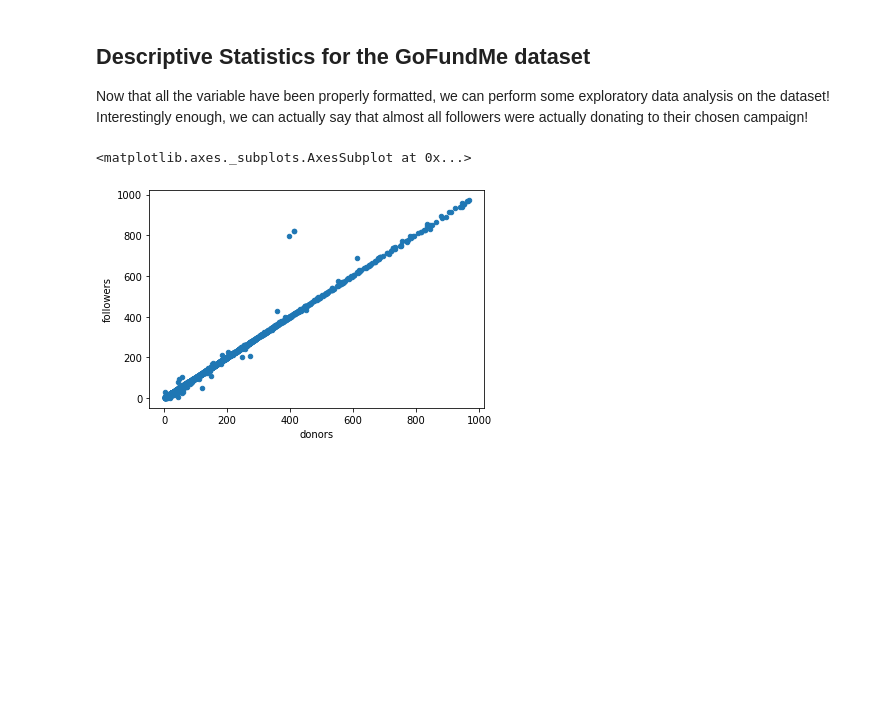
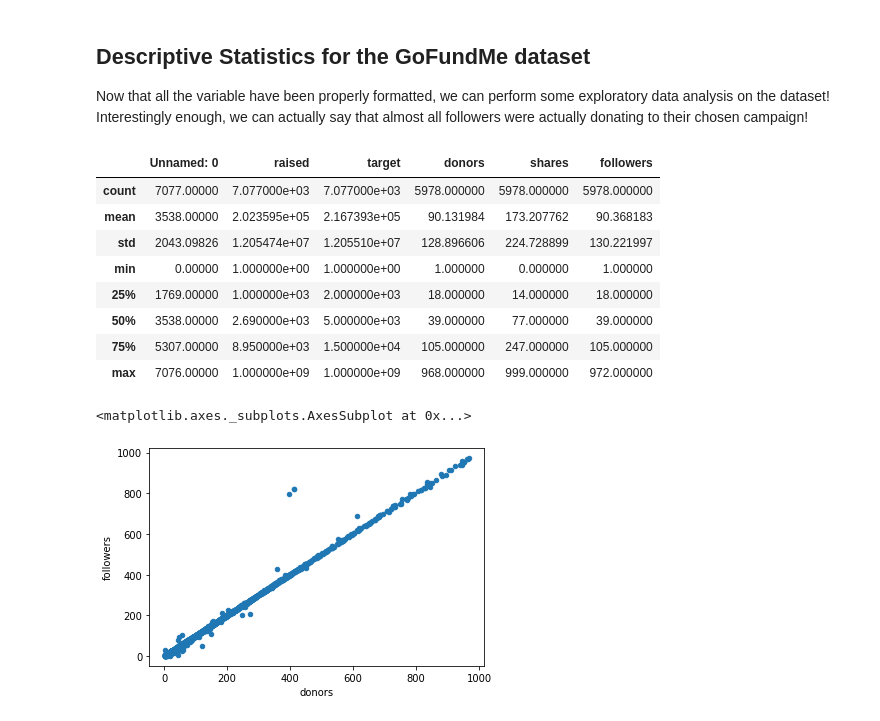
Before and after one commit to gvsa123/GoFundMe, a Jupyter notebook: gofund_stats.ipynb, the cells around one changed output. Cells and saved outputs as stored; diff of their text form; code cells hidden in the pictures; blank space fills up the shorter version.

```diff
--- a/gofund_stats.ipynb
+++ b/gofund_stats.ipynb
@@ -191,6 +191,18 @@ df.head(3)
 
 Now that all the variable have been properly formatted, we can perform some exploratory data analysis on the dataset!
 Interestingly enough, we can actually say that almost all followers were actually donating to their chosen campaign!
+# %%
+df.describe()
+# %% [output]
+|  | Unnamed: 0 | raised | target | donors | shares | followers |
+| count | 7077.00000 | 7.077000e+03 | 7.077000e+03 | 5978.000000 | 5978.000000 | 5978.000000 |
+| mean | 3538.00000 | 2.023595e+05 | 2.167393e+05 | 90.131984 | 173.207762 | 90.368183 |
+| std | 2043.09826 | 1.205474e+07 | 1.205510e+07 | 128.896606 | 224.728899 | 130.221997 |
+| min | 0.00000 | 1.000000e+00 | 1.000000e+00 | 1.000000 | 0.000000 | 1.000000 |
+| 25% | 1769.00000 | 1.000000e+03 | 2.000000e+03 | 18.000000 | 14.000000 | 18.000000 |
+| 50% | 3538.00000 | 2.690000e+03 | 5.000000e+03 | 39.000000 | 77.000000 | 39.000000 |
+| 75% | 5307.00000 | 8.950000e+03 | 1.500000e+04 | 105.000000 | 247.000000 | 105.000000 |
+| max | 7076.00000 | 1.000000e+09 | 1.000000e+09 | 968.000000 | 999.000000 | 972.000000 |
 # %%
 df.plot.scatter(x='donors', y='followers')
 # %% [output]
```
Also changed, not shown: parts of 1 cell of this notebook, 1 other file.
